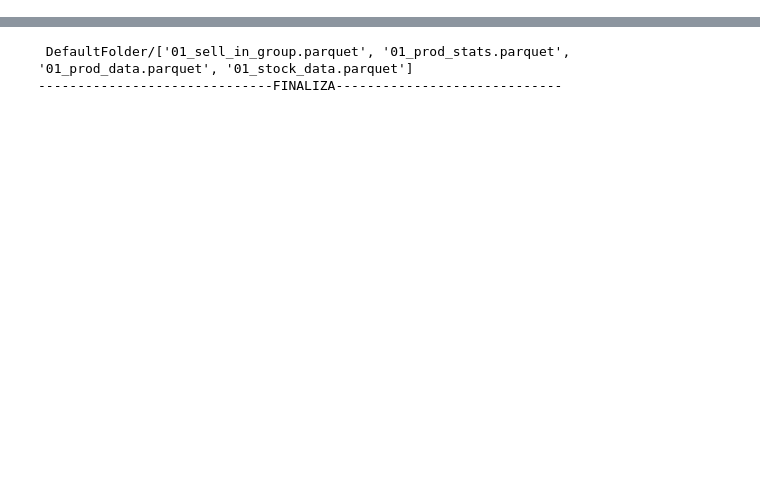
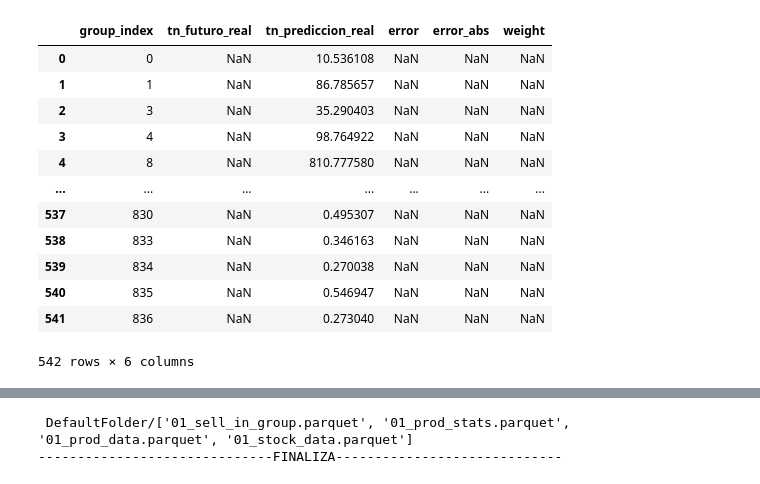
Before and after one commit to waldof86/labo3-2024v, a Jupyter notebook: Proyecto/06_evaluar_prediccion.ipynb, the cells around one changed output, grey strips where cells are left out. Saved outputs shown, nothing was run; the diff lists cells and outputs as text; code cells hidden in the pictures; blank space fills up the shorter version.

```diff
--- a/Proyecto/06_evaluar_prediccion.ipynb
+++ b/Proyecto/06_evaluar_prediccion.ipynb
@@ -78,3 +111,24 @@ nan
 # df_fut =df_fut.merge(df_pred, on='product_id', how='left', suffixes=['FUTURO', 'VALIDACION'])
 # df_fut['tn_prediccion_real'] = df_fut['tn_prediccion_realFUTURO'] * (1 -df_fut['error']/100)
 # df_fut
+# %%
+df_pred_fut = df_fut[['group_index', 'tn_futuro_real', 'tn_prediccion_real']]
+df_pred_fut['error'] = -(df_pred_fut['tn_futuro_real'] - df_pred_fut['tn_prediccion_real'])/df_pred_fut['tn_futuro_real']*100
+df_pred_fut['error_abs'] = -(df_pred_fut['tn_futuro_real'] - df_pred_fut['tn_prediccion_real'])
+df_pred_fut['weight'] = df_pred_fut['tn_futuro_real']/df_pred_fut['tn_futuro_real'].sum()
+df_pred_fut.sort_values('weight', ascending=False, inplace=True)
+df_pred_fut
+# %% [output]
+|  | group_index | tn_futuro_real | tn_prediccion_real | error | error_abs | weight |
+| 0 | 0 | NaN | 10.536108 | NaN | NaN | NaN |
+| 1 | 1 | NaN | 86.785657 | NaN | NaN | NaN |
+| 2 | 3 | NaN | 35.290403 | NaN | NaN | NaN |
+| 3 | 4 | NaN | 98.764922 | NaN | NaN | NaN |
+| 4 | 8 | NaN | 810.777580 | NaN | NaN | NaN |
+| ... | ... | ... | ... | ... | ... | ... |
+| 537 | 830 | NaN | 0.495307 | NaN | NaN | NaN |
+| 538 | 833 | NaN | 0.346163 | NaN | NaN | NaN |
+| 539 | 834 | NaN | 0.270038 | NaN | NaN | NaN |
+| 540 | 835 | NaN | 0.546947 | NaN | NaN | NaN |
+| 541 | 836 | NaN | 0.273040 | NaN | NaN | NaN |
+542 rows × 6 columns
```
Also changed, not shown: parts of 9 cells of this notebook, 13 other files.
